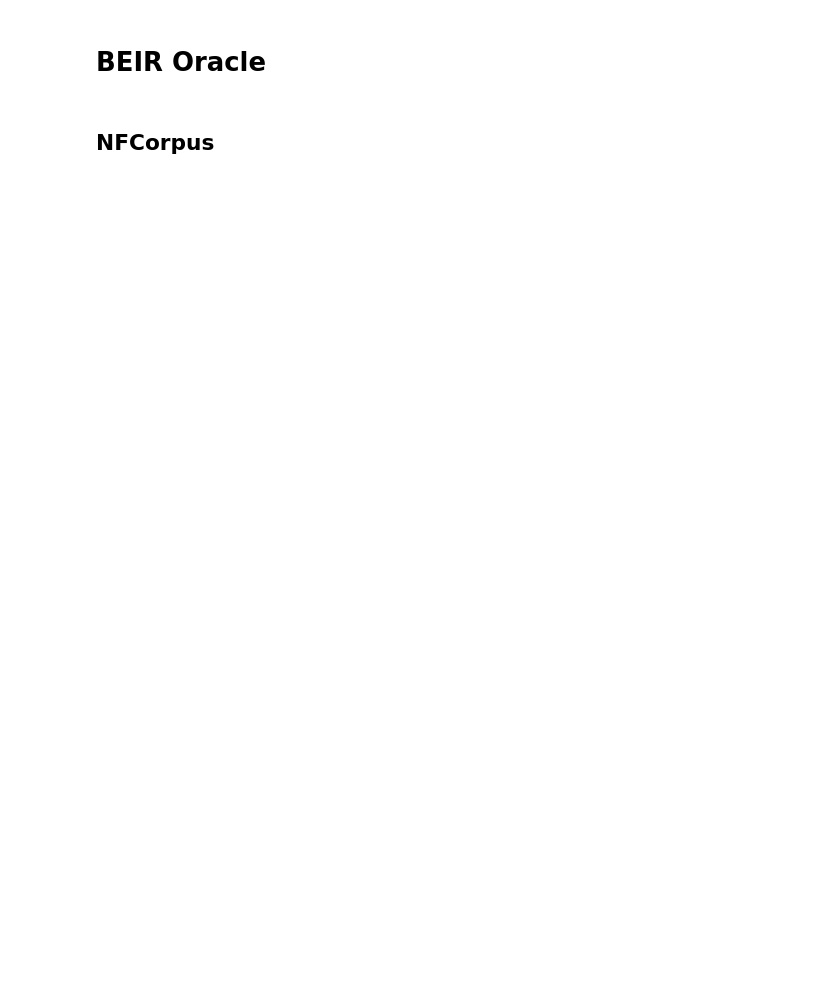
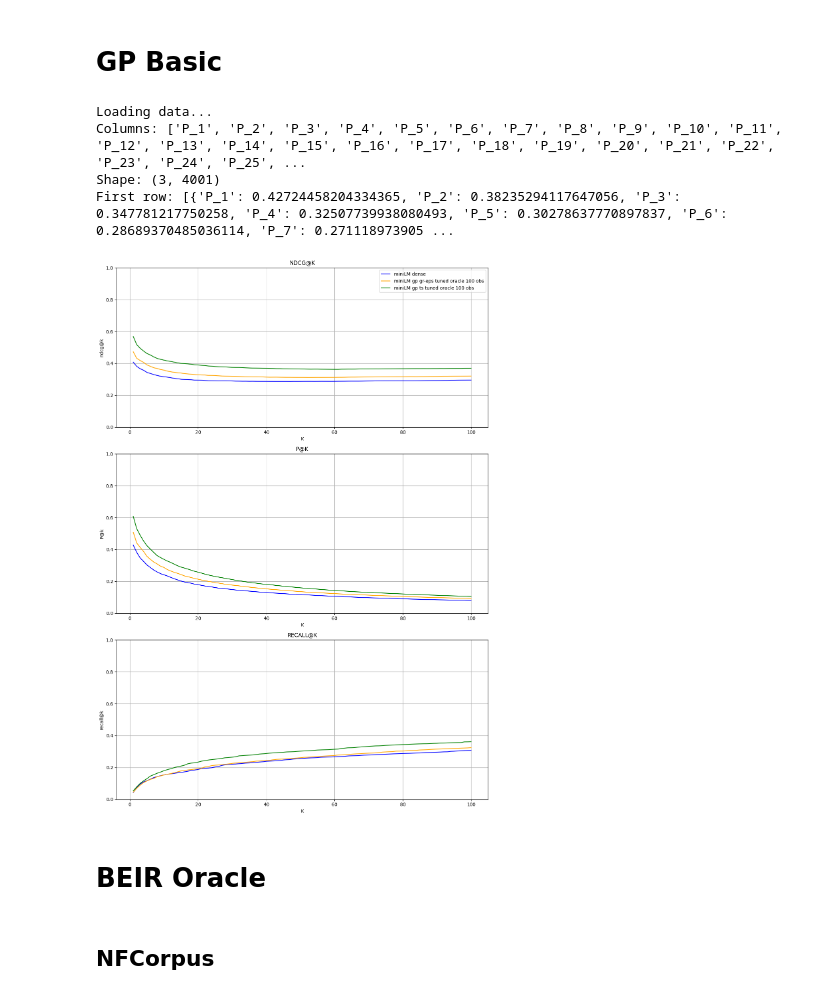
Before and after one commit to D3Mlab/nl-pe, a Jupyter notebook: notebooks/plots/trec.ipynb, the cells around one changed output. Cells and saved outputs as stored; diff of their text form; code cells hidden in the pictures; blank space fills up the shorter version.

```diff
--- a/notebooks/plots/trec.ipynb
+++ b/notebooks/plots/trec.ipynb
@@ -14,6 +14,40 @@ os.chdir(PROJECT_ROOT)
 import nl_pe.ploting.trec as trec_plot
 reload(trec_plot)
 from nl_pe.ploting.trec import plot_trec_metrics_vs_k
+# %% [markdown]
+# GP Basic
+# %%
+#note this is gr-eps with added noise, ts implementation not checked
+method_paths =  [
+                'trials/ir/nfcorpus/dense/miniLM',
+                'trials/ir/nfcorpus/gp/tuned/miniLM/gr-eps',
+                'trials/ir/nfcorpus/gp/tuned/miniLM/ts',
+                ]
+
+method_names = [
+            'miniLM dense',
+            'miniLM gp gr-eps tuned oracle 100 obs',
+            'miniLM gp ts tuned oracle 100 obs',
+]
+
+line_styles = [
+    {'linestyle': 'solid', 'color': 'blue'},
+    {'linestyle': 'solid', 'color': 'orange'},
+    {'linestyle': 'solid', 'color': 'green'},
+    #{'linestyle': 'solid', 'color': 'red'},
+    #{'linestyle': 'solid', 'color': 'purple'},
+]
+
+metrics = ['ndcg', 'P', 'recall']
+
+plot_trec_metrics_vs_k(step_size=1, k=100, metrics=metrics, method_paths = method_paths, method_names=method_names, line_styles=line_styles,
+              title = "")
+# %% [output]
+Loading data...
+Columns: ['P_1', 'P_2', 'P_3', 'P_4', 'P_5', 'P_6', 'P_7', 'P_8', 'P_9', 'P_10', 'P_11', 'P_12', 'P_13', 'P_14', 'P_15', 'P_16', 'P_17', 'P_18', 'P_19', 'P_20', 'P_21', 'P_22', 'P_23', 'P_24', 'P_25', ...
+Shape: (3, 4001)
+First row: [{'P_1': 0.42724458204334365, 'P_2': 0.38235294117647056, 'P_3': 0.347781217750258, 'P_4': 0.32507739938080493, 'P_5': 0.30278637770897837, 'P_6': 0.28689370485036114, 'P_7': 0.271118973905 ...
+[figure, added]
 # %% [markdown]
 # BEIR Oracle
 # %% [markdown]
```
Also changed, not shown: parts of 2 cells of this notebook, 4 other files.
